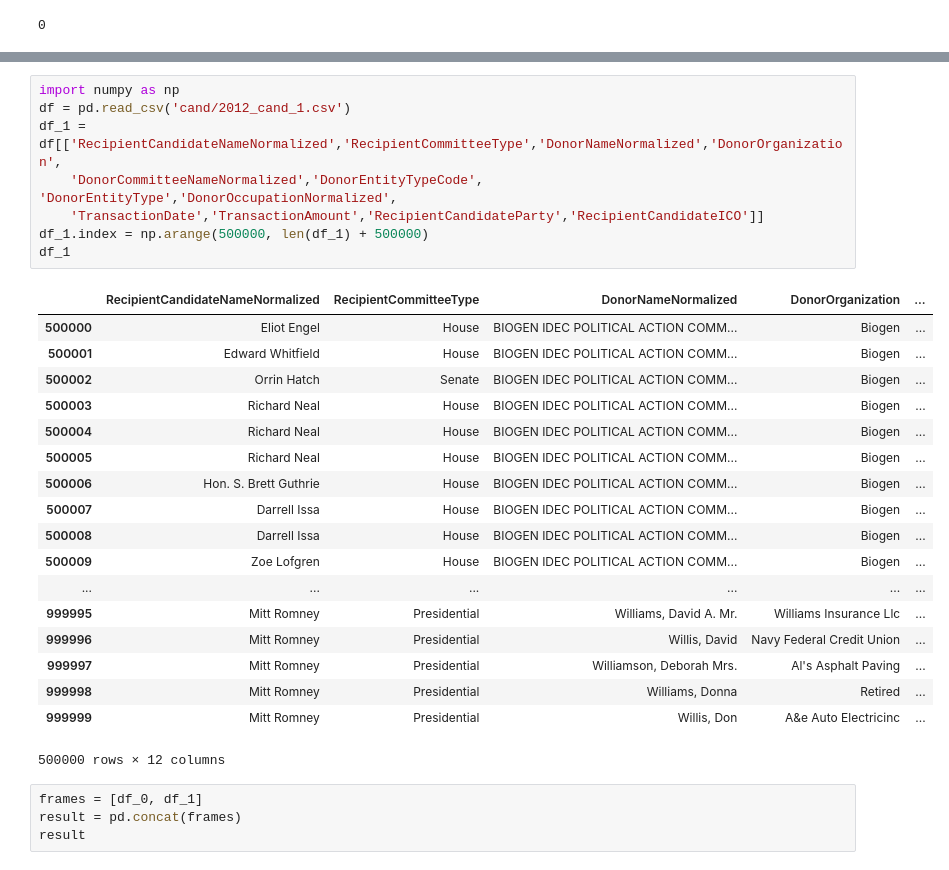
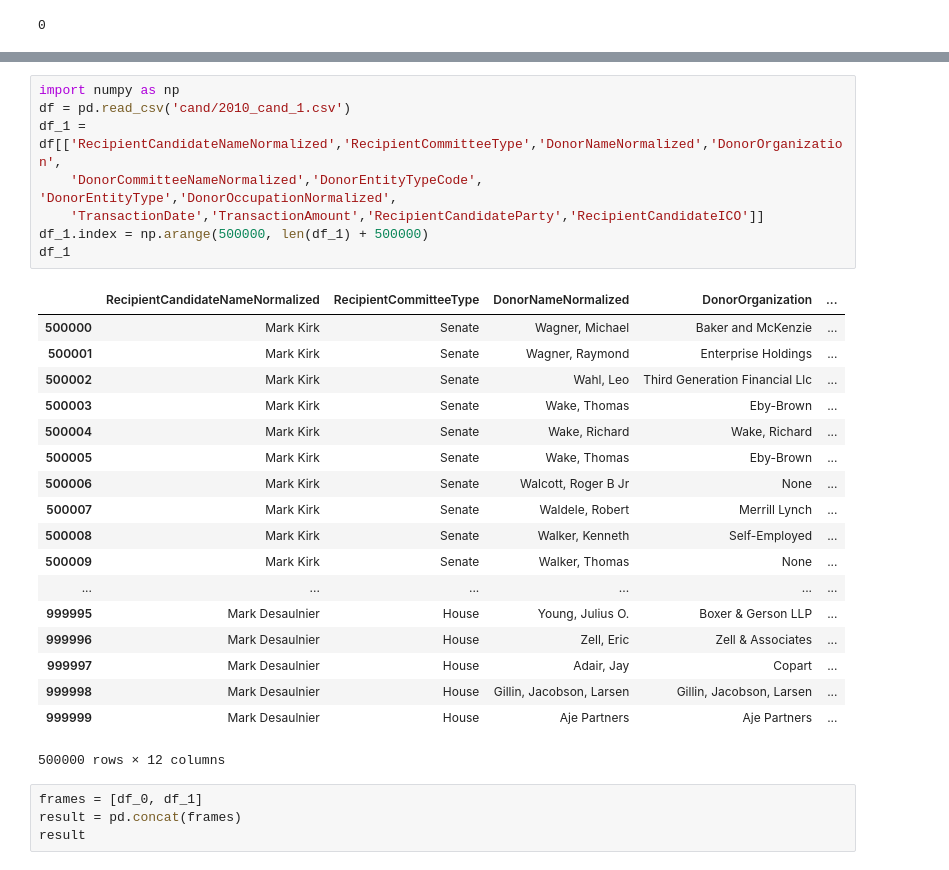
Before and after one commit to jriseman/MapLight, a Jupyter notebook: EDA_initial_aggregation.ipynb, the cells around one changed output, grey strips where cells are left out. Cells and saved outputs as stored; diff of their text form.

```diff
--- a/EDA_initial_aggregation.ipynb
+++ b/EDA_initial_aggregation.ipynb
@@ -126,30 +126,30 @@ df_0
 500000 rows × 12 columns
 # %%
 import numpy as np
-df = pd.read_csv('cand/2012_cand_1.csv')
+df = pd.read_csv('cand/2010_cand_1.csv')
 df_1 = df[['RecipientCandidateNameNormalized','RecipientCommitteeType','DonorNameNormalized','DonorOrganization',
     'DonorCommitteeNameNormalized','DonorEntityTypeCode', 'DonorEntityType','DonorOccupationNormalized',
     'TransactionDate','TransactionAmount','RecipientCandidateParty','RecipientCandidateICO']]
 df_1.index = np.arange(500000, len(df_1) + 500000)
 df_1
 # %% [output]
 |  | RecipientCandidateNameNormalized | RecipientCommitteeType | DonorNameNormalized | DonorOrganization | ... |
-| 500000 | Eliot Engel | House | BIOGEN IDEC POLITICAL ACTION COMM... | Biogen | ... |
-| 500001 | Edward Whitfield | House | BIOGEN IDEC POLITICAL ACTION COMM... | Biogen | ... |
-| 500002 | Orrin Hatch | Senate | BIOGEN IDEC POLITICAL ACTION COMM... | Biogen | ... |
-| 500003 | Richard Neal | House | BIOGEN IDEC POLITICAL ACTION COMM... | Biogen | ... |
-| 500004 | Richard Neal | House | BIOGEN IDEC POLITICAL ACTION COMM... | Biogen | ... |
-| 500005 | Richard Neal | House | BIOGEN IDEC POLITICAL ACTION COMM... | Biogen | ... |
-| 500006 | Hon. S. Brett Guthrie | House | BIOGEN IDEC POLITICAL ACTION COMM... | Biogen | ... |
-| 500007 | Darrell Issa | House | BIOGEN IDEC POLITICAL ACTION COMM... | Biogen | ... |
-| 500008 | Darrell Issa | House | BIOGEN IDEC POLITICAL ACTION COMM... | Biogen | ... |
-| 500009 | Zoe Lofgren | House | BIOGEN IDEC POLITICAL ACTION COMM... | Biogen | ... |
+| 500000 | Mark Kirk | Senate | Wagner, Michael | Baker and McKenzie | ... |
+| 500001 | Mark Kirk | Senate | Wagner, Raymond | Enterprise Holdings | ... |
+| 500002 | Mark Kirk | Senate | Wahl, Leo | Third Generation Financial Llc | ... |
+| 500003 | Mark Kirk | Senate | Wake, Thomas | Eby-Brown | ... |
+| 500004 | Mark Kirk | Senate | Wake, Richard | Wake, Richard | ... |
+| 500005 | Mark Kirk | Senate | Wake, Thomas | Eby-Brown | ... |
+| 500006 | Mark Kirk | Senate | Walcott, Roger B Jr | None | ... |
+| 500007 | Mark Kirk | Senate | Waldele, Robert | Merrill Lynch | ... |
+| 500008 | Mark Kirk | Senate | Walker, Kenneth | Self-Employed | ... |
+| 500009 | Mark Kirk | Senate | Walker, Thomas | None | ... |
 | ... | ... | ... | ... | ... | ... |
-| 999995 | Mitt Romney | Presidential | Williams, David A. Mr. | Williams Insurance Llc | ... |
-| 999996 | Mitt Romney | Presidential | Willis, David | Navy Federal Credit Union | ... |
-| 999997 | Mitt Romney | Presidential | Williamson, Deborah Mrs. | Al's Asphalt Paving | ... |
-| 999998 | Mitt Romney | Presidential | Williams, Donna | Retired | ... |
-| 999999 | Mitt Romney | Presidential | Willis, Don | A&e Auto Electricinc | ... |
+| 999995 | Mark Desaulnier | House | Young, Julius O. | Boxer & Gerson LLP | ... |
+| 999996 | Mark Desaulnier | House | Zell, Eric | Zell & Associates | ... |
+| 999997 | Mark Desaulnier | House | Adair, Jay | Copart | ... |
+| 999998 | Mark Desaulnier | House | Gillin, Jacobson, Larsen | Gillin, Jacobson, Larsen | ... |
+| 999999 | Mark Desaulnier | House | Aje Partners | Aje Partners | ... |
 500000 rows × 12 columns
 # %%
 frames = [df_0, df_1]
```
Also changed, not shown: parts of 12 cells of this notebook, 2 other files.
